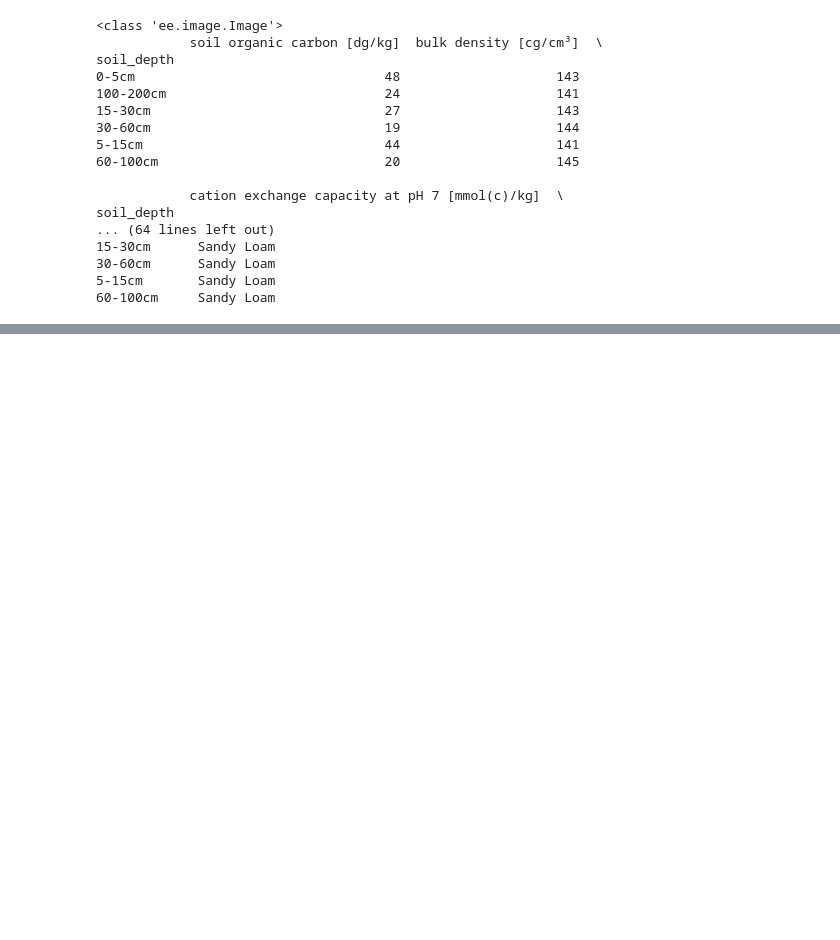
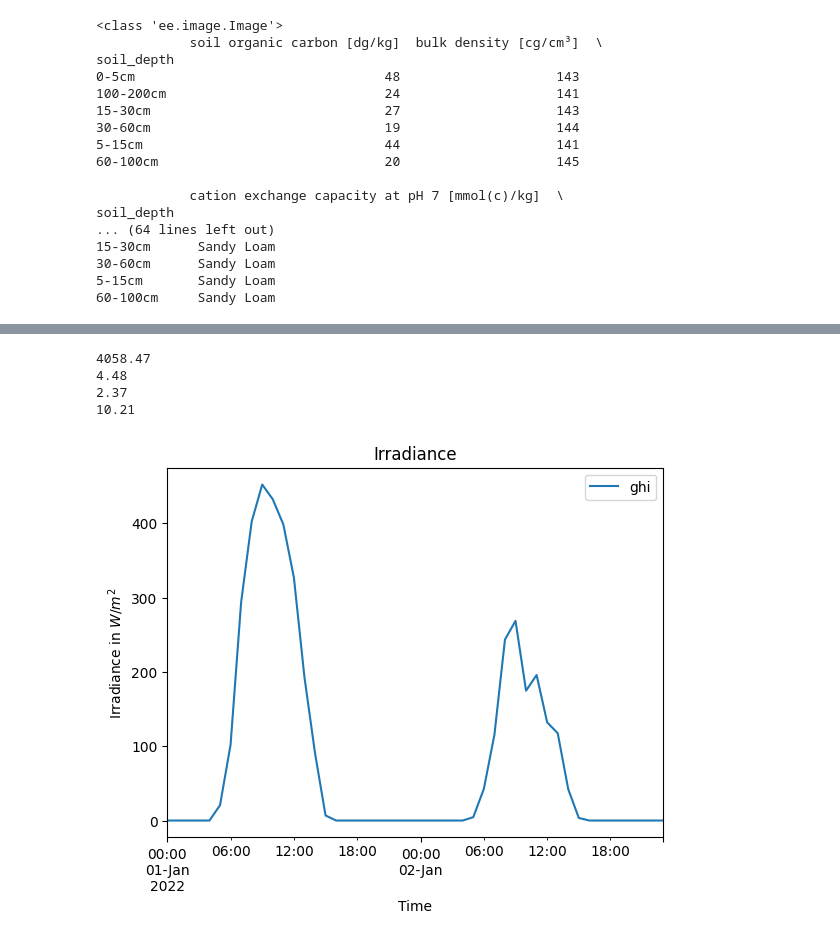
Before and after one commit to rl-institut/WEFESiteAnalyst, a Jupyter notebook: examples/generic/WEFESiteAnalyst-test.ipynb, the cells around one changed output, grey strips where cells are left out. Cells and saved outputs as stored; diff of their text form; code cells hidden in the pictures; blank space fills up the shorter version.

```diff
--- a/examples/generic/WEFESiteAnalyst-test.ipynb
+++ b/examples/generic/WEFESiteAnalyst-test.ipynb
@@ -641,12 +564,26 @@ ep.to_csv('era5_wefesiteanalyst_'+name+'.csv', index=True)
 # %%
 #era5_wefe = pd.read_csv(r"wefe.csv")
 ep.head()
-print(ep['ghi'].sum())
-print(ep['t_air'].mean())
-print(ep['tp'].sum())
-print(ep['windspeed'].mean())
+solar_irrad_total = round(ep['ghi'].sum(), 2)
+print(solar_irrad_total)
+windspeed_mean = round(ep['windspeed'].mean(), 2)
+print(windspeed_mean)
+precip_total = round(ep['tp'].sum(), 2)
+print(precip_total)
+temp_mean = round(ep['t_air'].mean(), 2)
+print(temp_mean)
+# %% [output]
+4058.47
+4.48
+2.37
+10.21
 # %%
 # global horizontal irradiance
 era5_wefe.loc[:, ['ghi']].plot(title='Irradiance')
 plt.xlabel('Time')
 plt.ylabel('Irradiance in $W/m^2$')
+
+solar_irrad_plot = BytesIO()
+plt.savefig(solar_irrad_plot, format='png')
+# %% [output]
+[figure, added]
```
Also changed, not shown: parts of 13 cells of this notebook, 11 other files.
